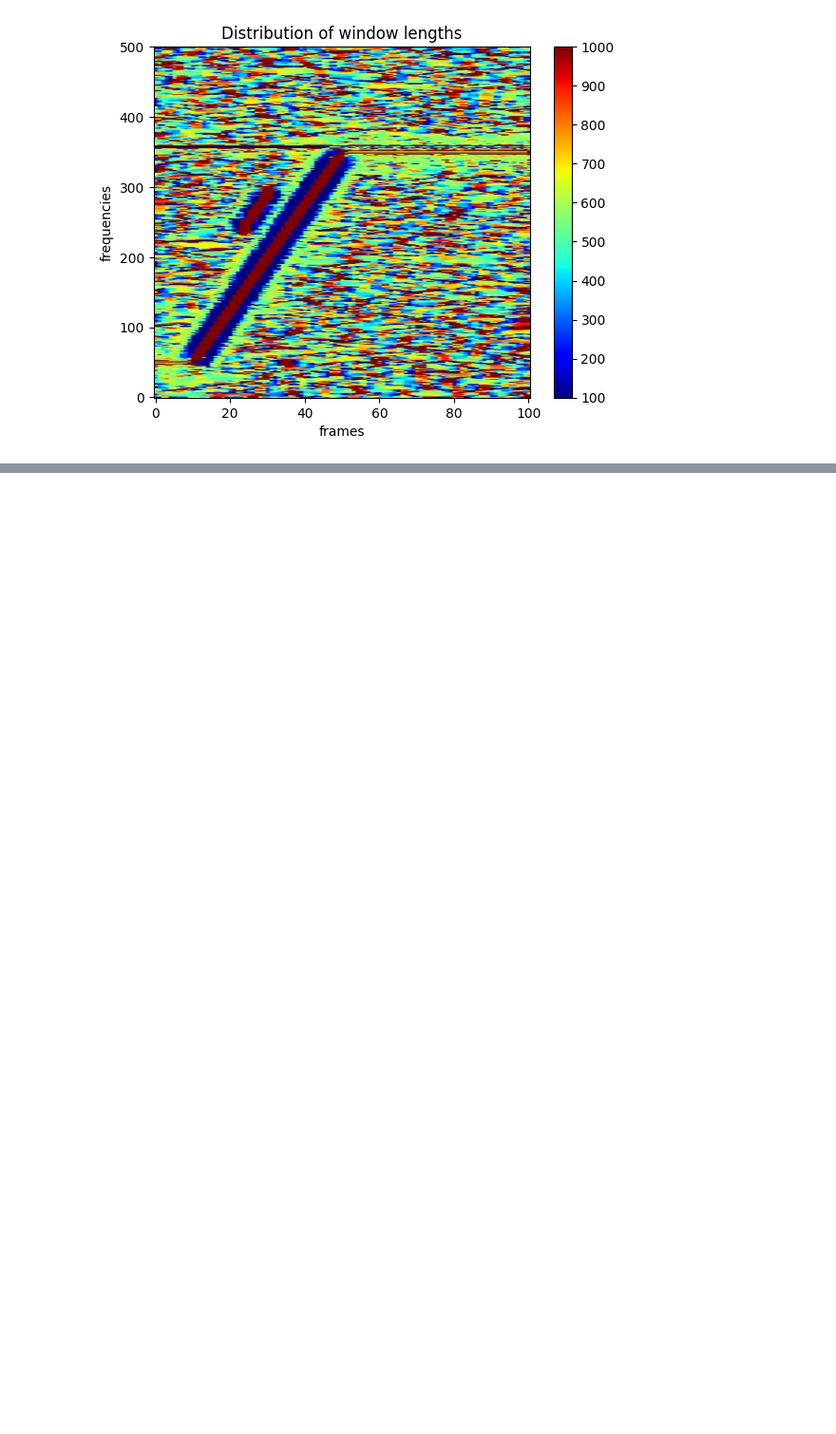
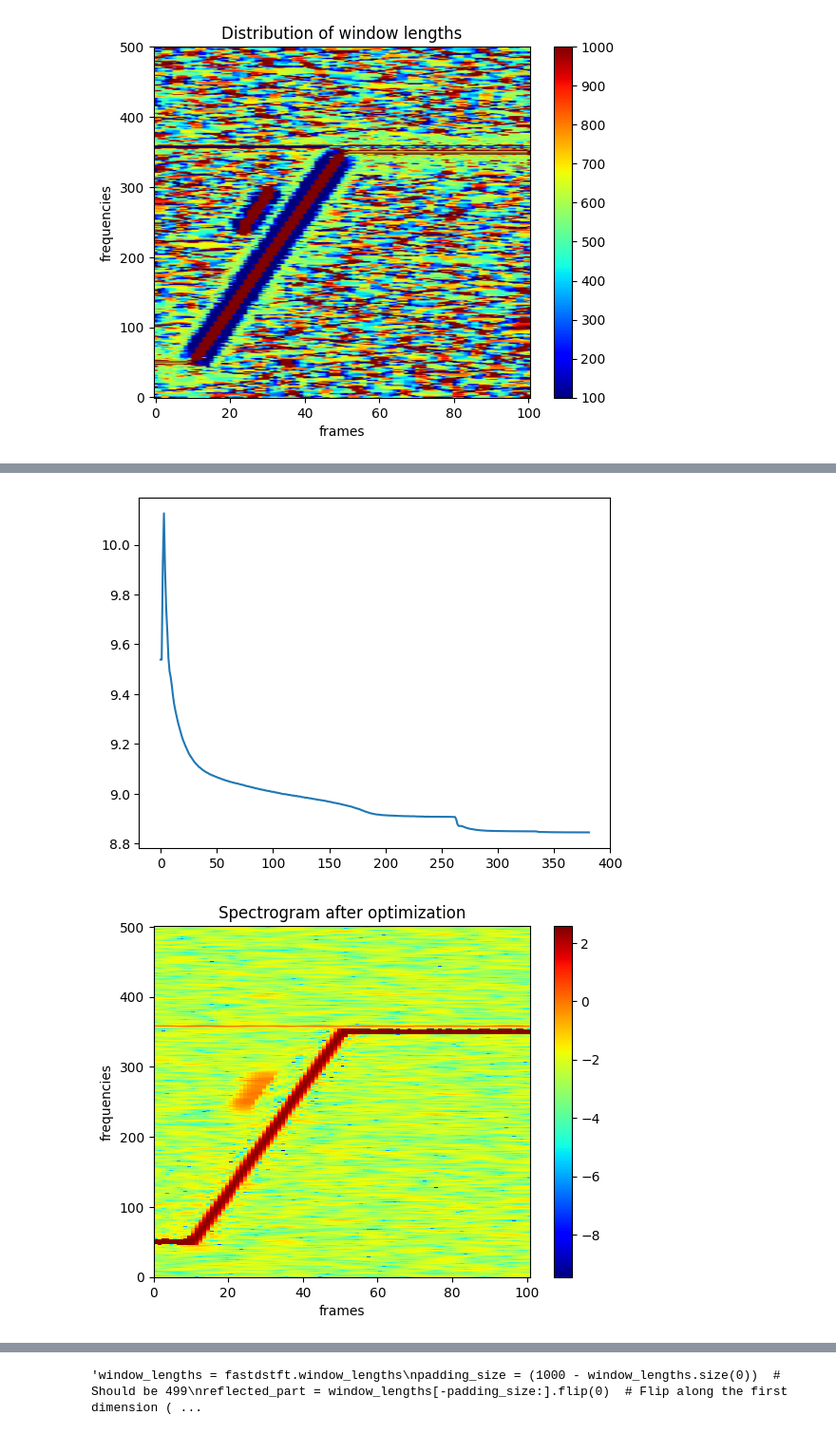
Before and after one commit to SpoketKasper/projekt-fmsn35, a Jupyter notebook: dstft/notebooks/adstftfix.ipynb, the cells around one changed output, grey strips where cells are left out. Shown at 95% size. Cells and saved outputs as stored; diff of their text form; code cells hidden in the pictures; blank space fills up the shorter version.

Commit message:
optimization now works and closely reproduces DASTFT results

```diff
--- a/dstft/notebooks/adstftfix.ipynb
+++ b/dstft/notebooks/adstftfix.ipynb
@@ -350,0 +302,70 @@ Elapsed time: 0.0353 seconds
+# %%
+from dstft import fastDSTFT
+import numpy as np
+
+#for i in range(10):
+fastdstft = fastDSTFT(x,
+                    window_function='beta',
+                    spline_density=2,
+                    initial_win_length=500,
+                    support=1_000,
+                    stride=50,
+                    warm_start=False)  # not implemented yet
+fastdstft.precompute()
+#fastdstft = torch.compile(fastdstft)  # ingen skillnad
+
+params = [{'params': fastdstft.window_lengths,'lr': 100.0}]
+opt = torch.optim.Adam(params)
+sch = torch.optim.lr_scheduler.ReduceLROnPlateau(optimizer=opt, mode='min', factor=.1, patience=19, verbose=True)
+
+spec = fastdstft()
+
+reg = 0.01
+errs = []
+err = entropy_loss(spec) + reg* (fastdstft.window_lengths.diff(dim=0)[:, :-1].pow(2) + fastdstft.window_lengths.diff(dim=1)[:-1].pow(2) + torch.finfo(x.dtype).eps).sqrt().mean()
+errs.append(err.item())
+times = []
+for epoch in range(1_000):
+    tic()
+    opt.zero_grad()
+    spec = fastdstft()  #(), low_memory_forward()
+    err = entropy_loss(spec) + reg* (fastdstft.window_lengths.diff(dim=0)[:, :-1].pow(2) + fastdstft.window_lengths.diff(dim=1)[:-1].pow(2) + torch.finfo(x.dtype).eps).sqrt().mean()
+    err.backward()
+    opt.step()
+    sch.step(err)
+
+    fastdstft.put_windows_back()  # putting window lengths back in the range [100, 1000]
+
+    errs.append(err.item())
+
+    if opt.param_groups[0]['lr'] < 1:
+        break
+    times.append(toc(print_elapsed=False))
+avgtime = sum(times) / len(times)
+print(f"average time per iteration: {avgtime:.4f} seconds")
+# takes 0.0250 with normal, 0.0750 with low_memory, as compared to 2.3850 for the ADSTFT. A speedup of 100x with normal.
+# And it is possible to optimize more, probably 100% more by precomputating all the splines.
+
+plt.plot(errs)
+plt.show()
+
+spec = fastdstft()
+fastdstft.plot(spec, title="after optimization")
+
+window_lengths = fastdstft.window_lengths.detach().cpu().numpy()
+print(window_lengths.min(), window_lengths.max(), window_lengths.mean())
+print(f"finished on epoch {epoch} with (unregularized) loss {entropy_loss(spec).item()}")
+
+#print(np.array(fastdstft.times1).mean())  # unnecessary computations
+#print(np.array(fastdstft.times2).mean())  # necessary computations, they are the same
+
+"""window_lengths = fastdstft.window_lengths
+padding_size = (1000 - window_lengths.size(0))  # Should be 499
+reflected_part = window_lengths[-padding_size:].flip(0)  # Flip along the first dimension (rows)
+padded_window_lengths = torch.cat([window_lengths, reflected_part], dim=0)
+window_lengths_param = torch.nn.Parameter(padded_window_lengths)
+dstft.win_length = window_lengths_param
+spec, *_ = dstft(x)
+fastdstft.plot(spec, title="dstft with weights from fastdstft optimization")
+print(f"loss for dstft: {entropy_loss(spec).item()}")"""
+# %% [output]
@@ -350,0 +382,2 @@ Elapsed time: 0.0353 seconds
+[figure, added]
+[figure, added]
@@ -350,0 +387 @@ Elapsed time: 0.0353 seconds
+'window_lengths = fastdstft.window_lengths\npadding_size = (1000 - window_lengths.size(0))  # Should be 499\nreflected_part = window_lengths[-padding_size:].flip(0)  # Flip along the first dimension ( ...
```
Also changed, not shown: parts of 6 cells of this notebook, 3 other files.
